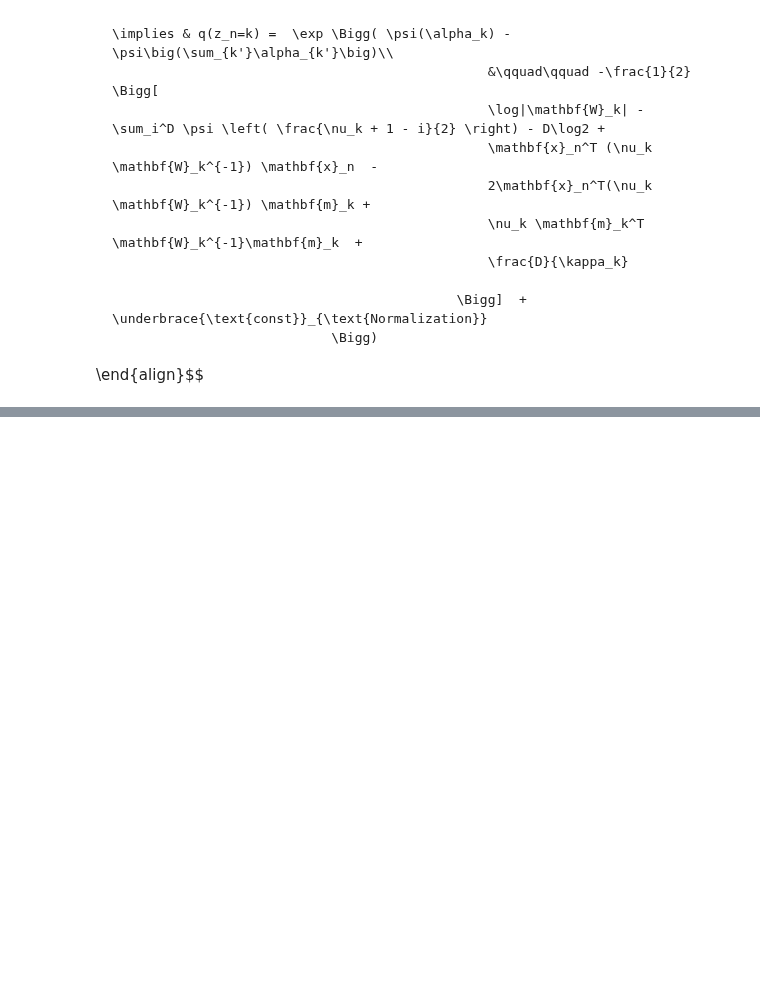
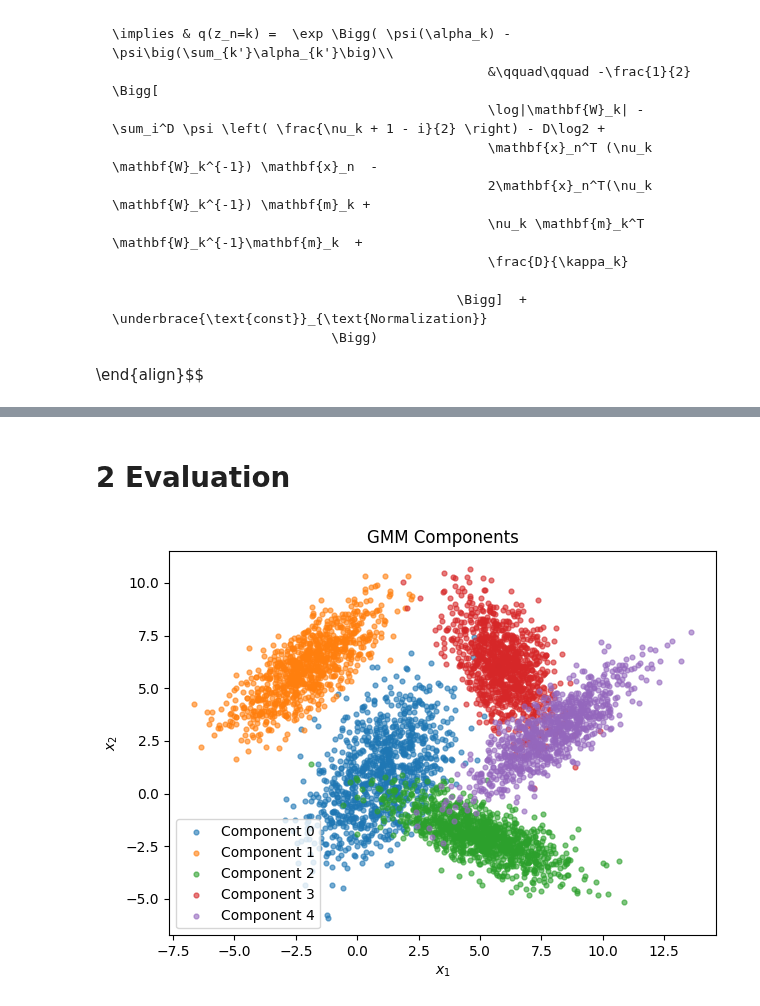
Before and after one commit to jimmyjz1127/bayesian-mixture-model-missing-data, a Jupyter notebook: Week6/GMMVI_MeanField.ipynb, the cells around one changed output, grey strips where cells are left out. Saved outputs shown, nothing was run; the diff lists cells and outputs as text; code cells hidden in the pictures; blank space fills up the shorter version.

```diff
--- a/Week6/GMMVI_MeanField.ipynb
+++ b/Week6/GMMVI_MeanField.ipynb
@@ -502,0 +606,2 @@ $$\begin{align}
+# %% [markdown]
+# 2 Evaluation
@@ -502,0 +626,44 @@ $$\begin{align}
+# %%
+# component 1
+Σ1 = np.array([[2,1.3],[1.3,4]])
+μ1 = np.array([1,1])
+X1 = np.random.multivariate_normal(μ1, Σ1, size=1000)
+y1 = np.zeros((1000))
+
+# component 2
+Σ2 = np.array([[2,1.5],[1.5,2]])
+μ2 = np.array([-2,6])
+X2 = np.random.multivariate_normal(μ2, Σ2, size=900)
+y2 = 1 * np.ones((900))
+
+# component 3
+Σ3 = np.array([[3,-1.2],[-1.2,1]])
+μ3 = np.array([5,-2])
+X3 = np.random.multivariate_normal(μ3, Σ3, size=1100)
+y3 = 2 * np.ones((1100))
+
+# component 4
+Σ4 = np.array([[1,-0.75],[-0.75,2.4]])
+μ4 = np.array([6,6])
+X4 = np.random.multivariate_normal(μ4, Σ4, size=1000)
+y4 = 3 * np.ones((1000))
+
+# component 5
+Σ5 = np.array([[3,2.3],[2.3,2.5]])
+μ5 = np.array([8,3])
+X5 = np.random.multivariate_normal(μ5, Σ5, size=850)
+y5 = 4 * np.ones((850))
+# %%
+Σ = np.array([Σ1,Σ2,Σ3,Σ4,Σ5])
+μ = np.array([μ1,μ2,μ3,μ4,μ5])
+
+X = np.vstack([X1, X2, X3, X4, X5])
+y = np.concatenate([y1, y2, y3, y4, y5])
+
+indices = np.random.permutation(X.shape[0])
+X = X[indices]
+y = y[indices]
+
+plot_clusters(X,y,5)
+# %% [output]
+[figure, added]
```
Also changed, not shown: parts of 14 cells of this notebook.
